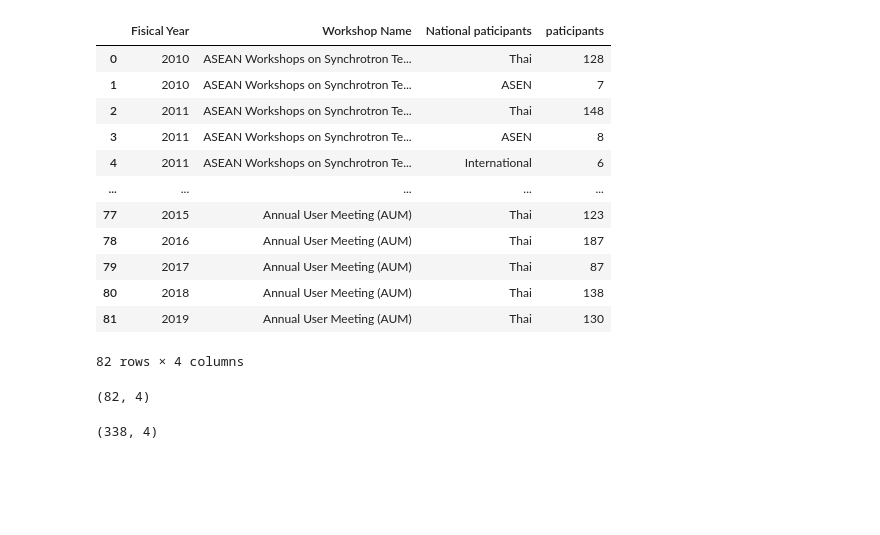
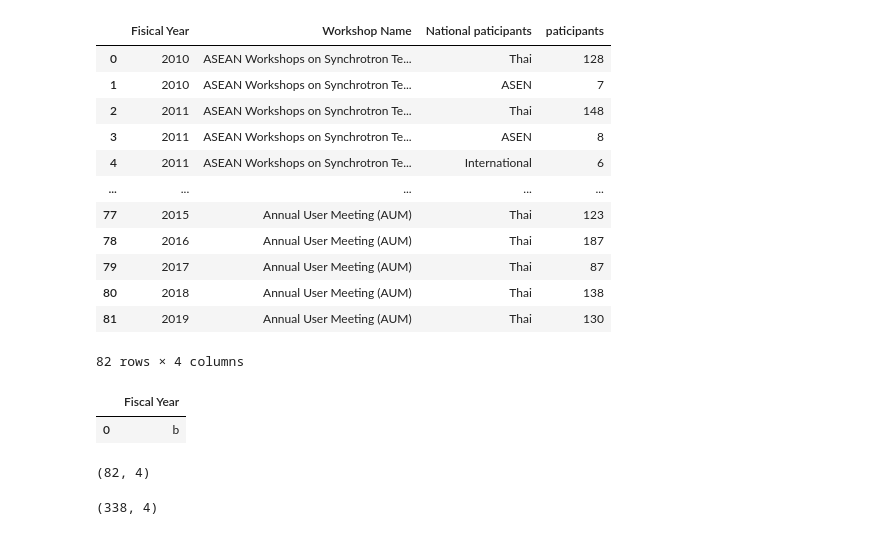
Before and after one commit to chuangchai49097/DWDM21, a Jupyter notebook: project.ipynb, the cells around one changed output. Cells and saved outputs as stored; diff of their text form; code cells hidden in the pictures; blank space fills up the shorter version.

Commit message:
แก้ column

```diff
--- a/project.ipynb
+++ b/project.ipynb
@@ -424,10 +424,17 @@ data4
 | 80 | 2018 | Annual User Meeting (AUM) | Thai | 138 |
 | 81 | 2019 | Annual User Meeting (AUM) | Thai | 130 |
 82 rows × 4 columns
-# %%
-data4.shape
-# %% [output]
-(82, 4)
+# %%
+data4 = pd.DataFrame({'b'})
+data4.columns = ['Fiscal Year',]
+data4
+# %% [output]
+|  | Fiscal Year |
+| 0 | b |
+# %%
+ data4.shape
+# %% [output]
+(82, 4)
 # %%
 print(data5.shape)
 data5.head()
```
Also changed, not shown: parts of 2 cells of this notebook.
